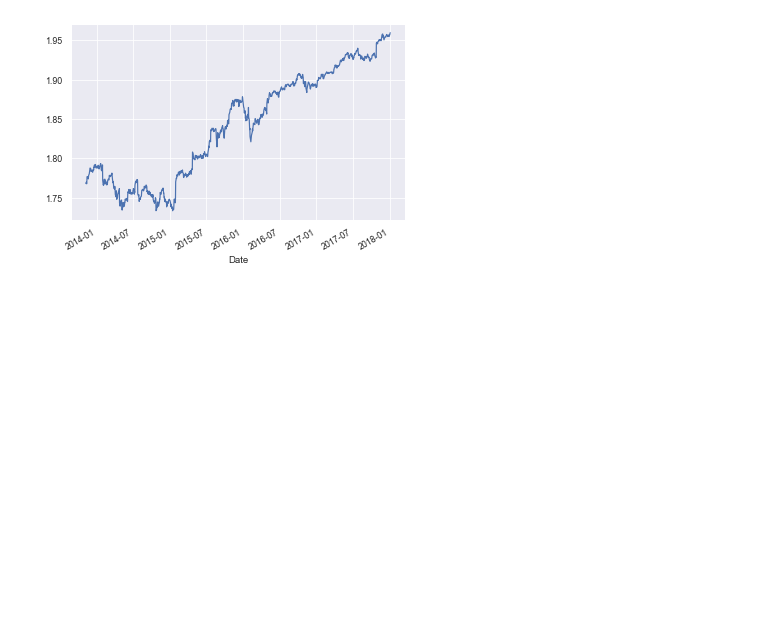
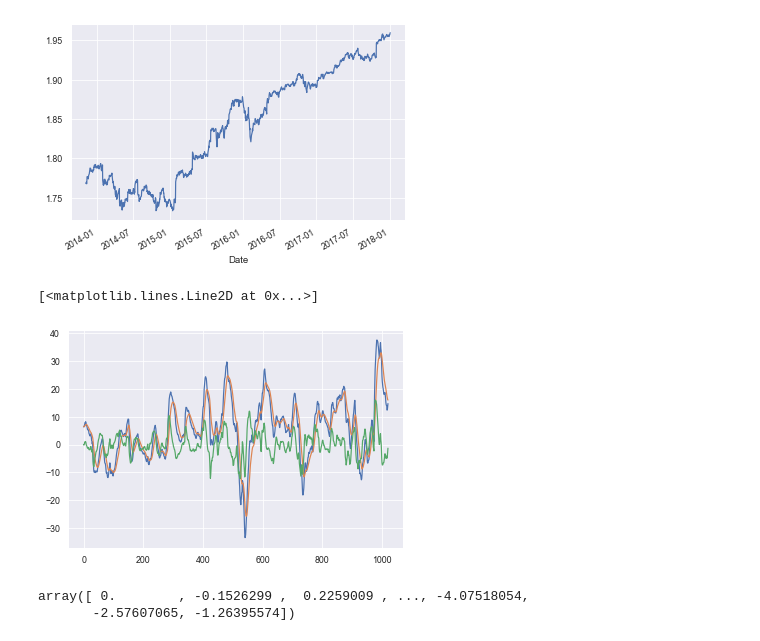
Before and after one commit to AaruranLog/rl-trading, a Jupyter notebook: data-study.ipynb, the cells around one changed output. Cells and saved outputs as stored; diff of their text form; code cells hidden in the pictures; blank space fills up the shorter version.

```diff
--- a/data-study.ipynb
+++ b/data-study.ipynb
@@ -164,3 +152,17 @@ df['prices'].apply(np.log).apply(np.log).plot()
 # %% [output]
 <matplotlib.axes._subplots.AxesSubplot at 0x...>
 [figure]
+# %%
+macd = ti.macd(prices.values, 12, 26, 14)
+# %%
+plt.plot(macd[0])
+plt.plot(macd[1])
+plt.plot(macd[2])
+# %% [output]
+[<matplotlib.lines.Line2D at 0x...>]
+[figure, added]
+# %%
+macd[0] - macd[1]
+# %% [output]
+array([ 0.        , -0.1526299 ,  0.2259009 , ..., -4.07518054,
+       -2.57607065, -1.26395574])
```
Also changed, not shown: parts of 11 cells of this notebook, 5 other files.
